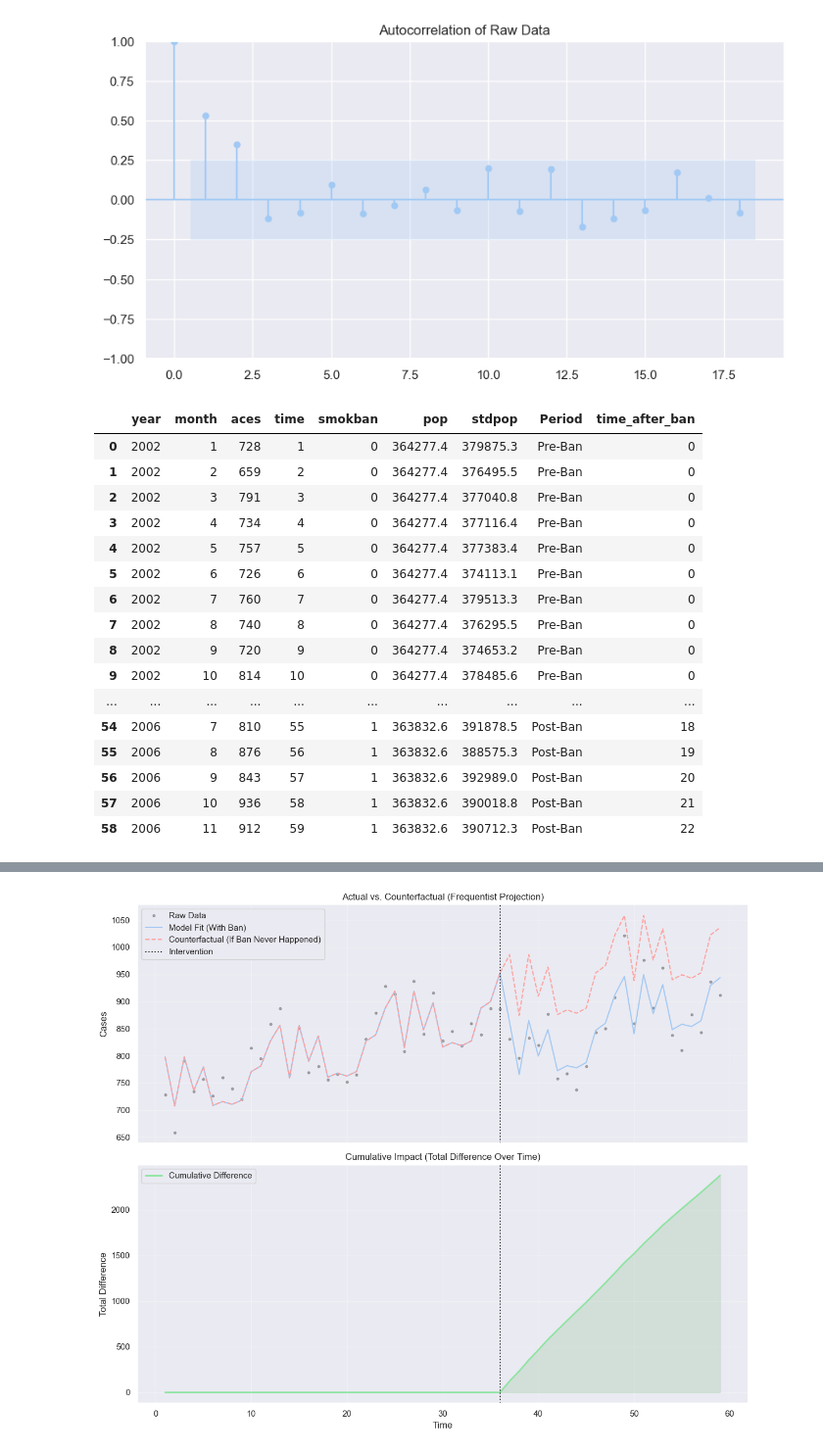
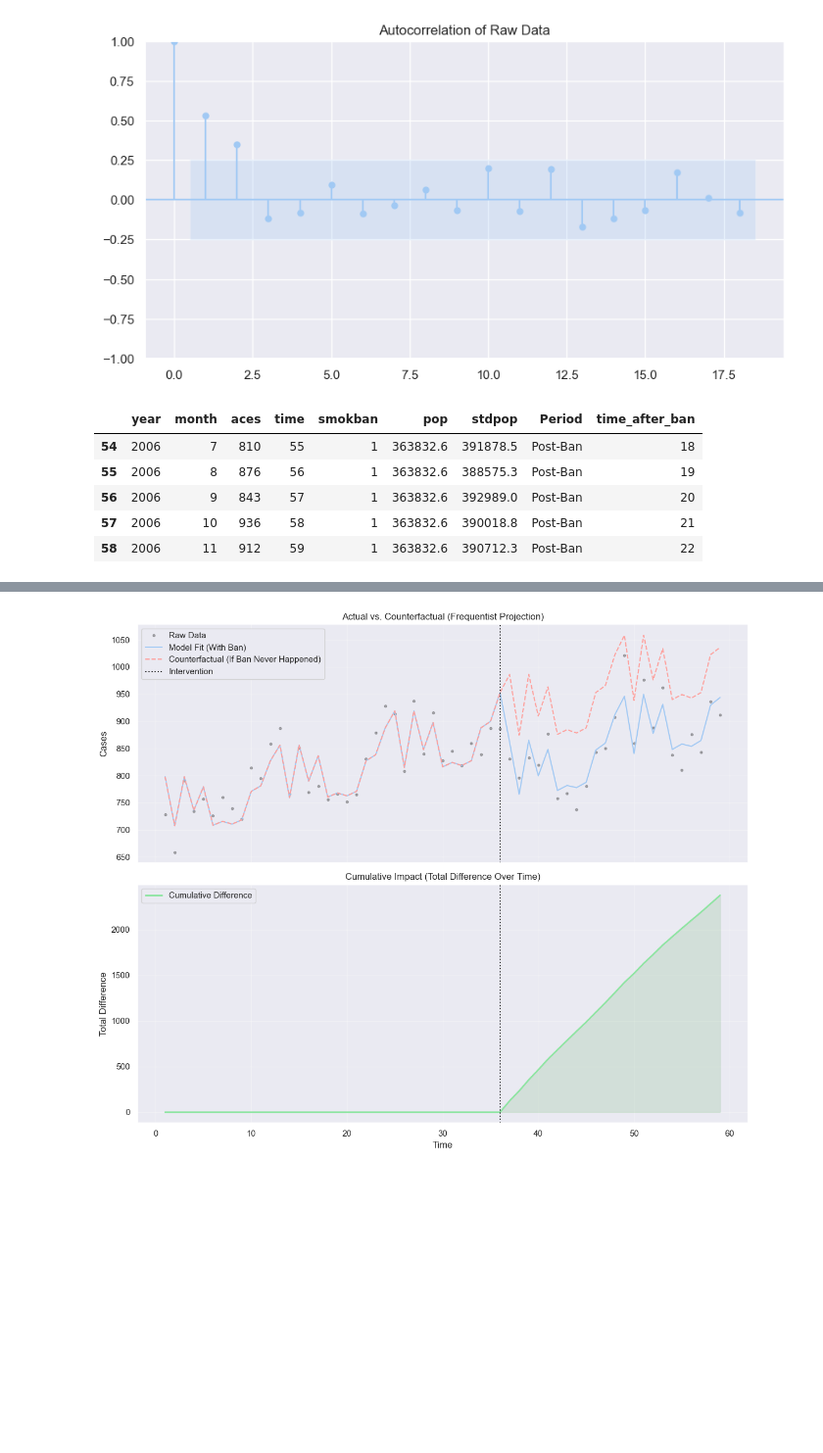
Before and after one commit to ori112/sicily_smoking_ban_ITS, a Jupyter notebook: project.ipynb, the cells around one changed output, grey strips where cells are left out. Shown at 98% size. Cells and saved outputs as stored; diff of their text form; code cells hidden in the pictures; blank space fills up the shorter version.

```diff
--- a/project.ipynb
+++ b/project.ipynb
@@ -107,19 +107,9 @@ df['time_after_ban'] = (df['time'] - ban_start_time).clip(lower=0) * df['smokban
 df['month'] = df['month'].astype('category')
 # %%
-df
+# inspecting df tail once added time after ban column
+df.tail()
 # %% [output]
 |  | year | month | aces | time | smokban | pop | stdpop | Period | time_after_ban |
-| 0 | 2002 | 1 | 728 | 1 | 0 | 364277.4 | 379875.3 | Pre-Ban | 0 |
-| 1 | 2002 | 2 | 659 | 2 | 0 | 364277.4 | 376495.5 | Pre-Ban | 0 |
-| 2 | 2002 | 3 | 791 | 3 | 0 | 364277.4 | 377040.8 | Pre-Ban | 0 |
-| 3 | 2002 | 4 | 734 | 4 | 0 | 364277.4 | 377116.4 | Pre-Ban | 0 |
-| 4 | 2002 | 5 | 757 | 5 | 0 | 364277.4 | 377383.4 | Pre-Ban | 0 |
-| 5 | 2002 | 6 | 726 | 6 | 0 | 364277.4 | 374113.1 | Pre-Ban | 0 |
-| 6 | 2002 | 7 | 760 | 7 | 0 | 364277.4 | 379513.3 | Pre-Ban | 0 |
-| 7 | 2002 | 8 | 740 | 8 | 0 | 364277.4 | 376295.5 | Pre-Ban | 0 |
-| 8 | 2002 | 9 | 720 | 9 | 0 | 364277.4 | 374653.2 | Pre-Ban | 0 |
-| 9 | 2002 | 10 | 814 | 10 | 0 | 364277.4 | 378485.6 | Pre-Ban | 0 |
-| ... | ... | ... | ... | ... | ... | ... | ... | ... | ... |
 | 54 | 2006 | 7 | 810 | 55 | 1 | 363832.6 | 391878.5 | Post-Ban | 18 |
 | 55 | 2006 | 8 | 876 | 56 | 1 | 363832.6 | 388575.3 | Post-Ban | 19 |
 | 56 | 2006 | 9 | 843 | 57 | 1 | 363832.6 | 392989.0 | Post-Ban | 20 |
```
Also changed, not shown: parts of 2 cells of this notebook.
